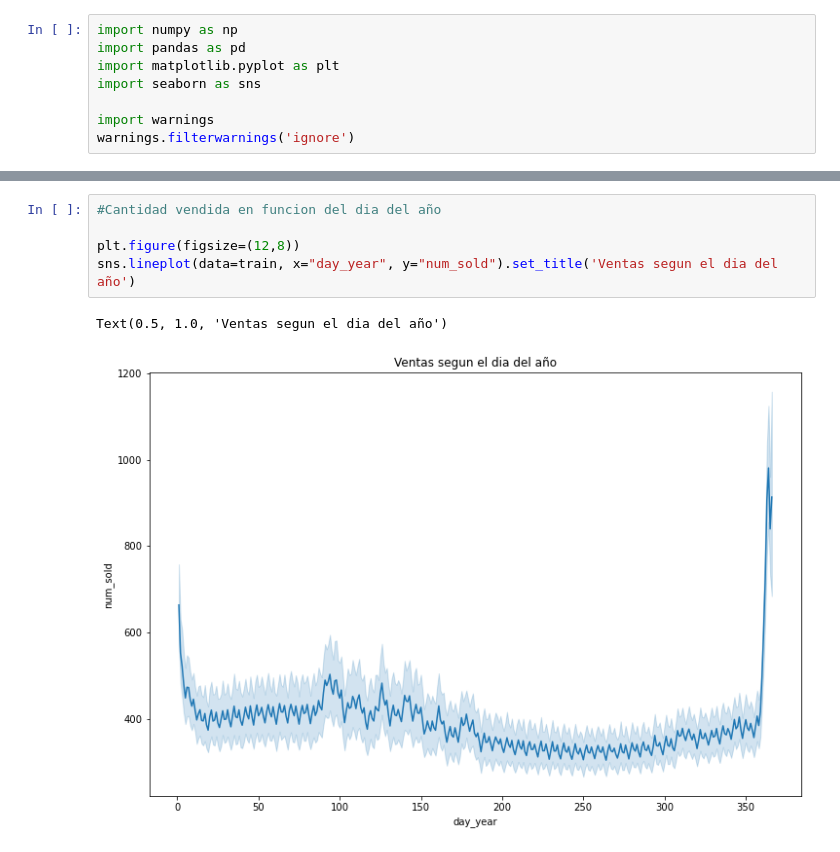
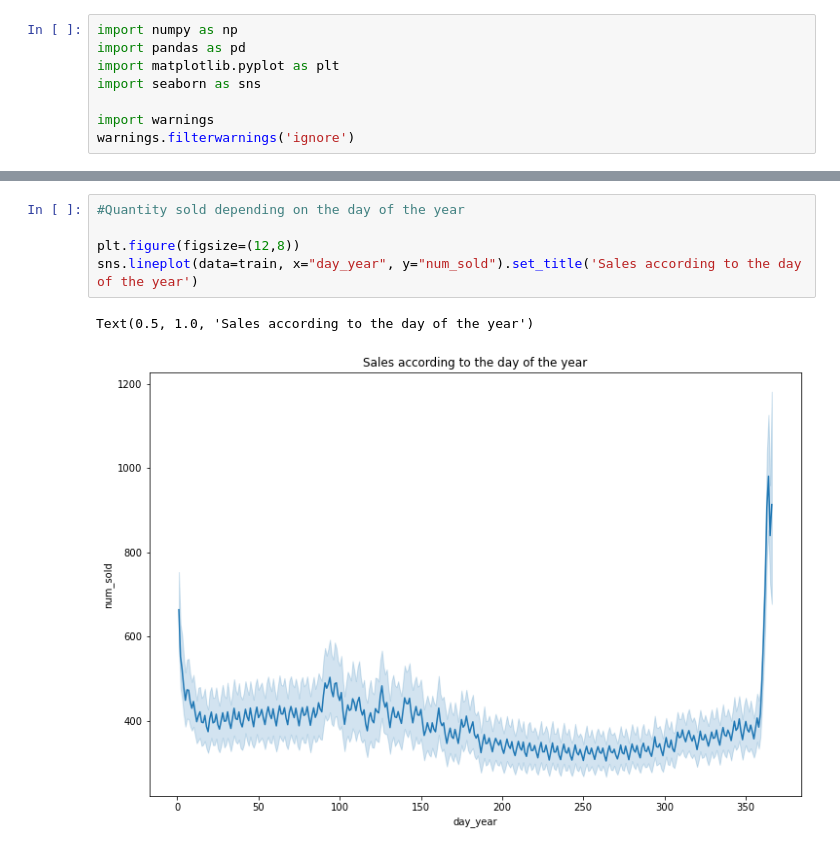
Before and after one commit to ccollado7/kaggle-tps-jan2022, a Jupyter notebook: notebooks/EDA/kaggle-tps-EDA.ipynb, the cells around one changed output, grey strips where cells are left out. Cells and saved outputs as stored; diff of their text form.

```diff
--- a/notebooks/EDA/kaggle-tps-EDA.ipynb
+++ b/notebooks/EDA/kaggle-tps-EDA.ipynb
@@ -107,9 +158,9 @@ Text(0.5, 1.0, 'KDE de ventas por Pais')
 # %%
-#Cantidad vendida en funcion del dia del año
+#Quantity sold depending on the day of the year
 
 plt.figure(figsize=(12,8))
-sns.lineplot(data=train, x="day_year", y="num_sold").set_title('Ventas segun el dia del año')
+sns.lineplot(data=train, x="day_year", y="num_sold").set_title('Sales according to the day of the year')
 # %% [output]
-Text(0.5, 1.0, 'Ventas segun el dia del año')
+Text(0.5, 1.0, 'Sales according to the day of the year')
-[figure, old version]
+[figure, new version]
 # %%
```
Also changed, not shown: parts of 49 cells of this notebook.
